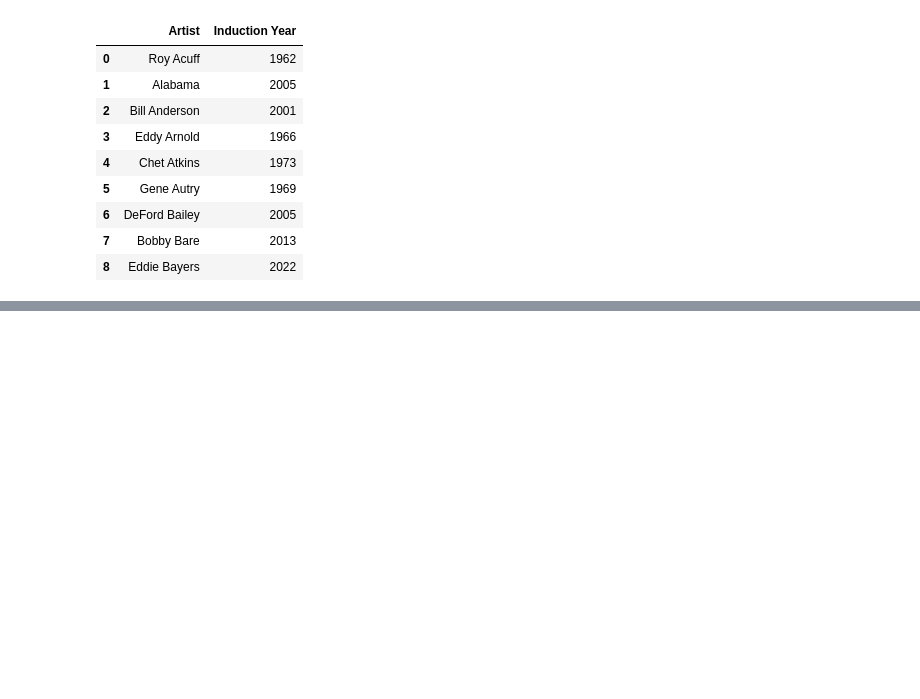
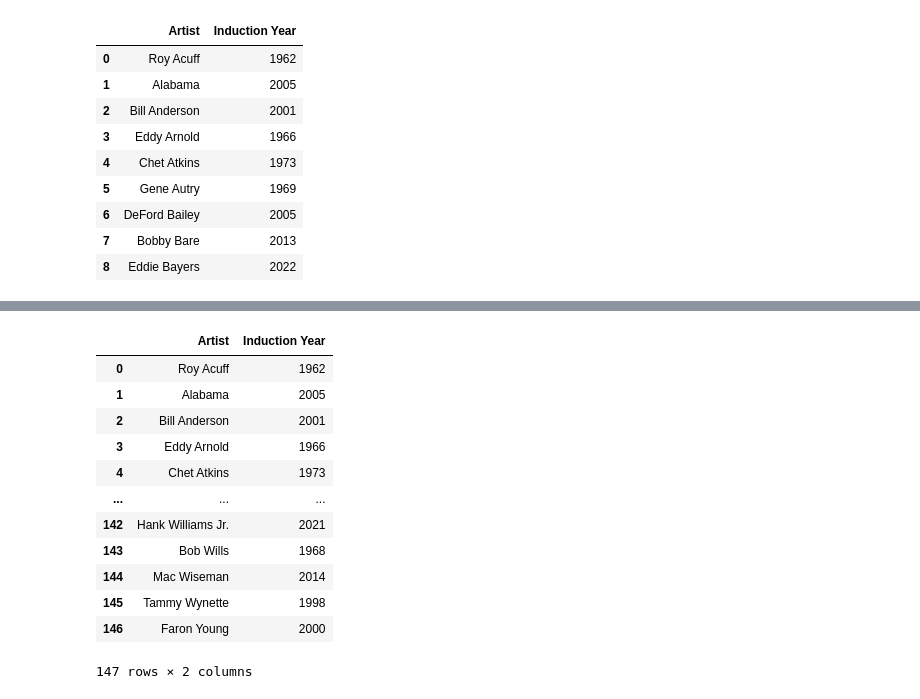
Before and after one commit to NSS-Data-Analytics-Cohort-6/web-scraping-country-music-hof-jrthompson25, a Jupyter notebook: Notebooks/country_Music_HofF.ipynb, the cells around one changed output, grey strips where cells are left out. Cells and saved outputs as stored; diff of their text form; code cells hidden in the pictures; blank space fills up the shorter version.

```diff
--- a/Notebooks/country_Music_HofF.ipynb
+++ b/Notebooks/country_Music_HofF.ipynb
@@ -5,7 +5,7 @@ from IPython.core.display import HTML
 import pandas as pd
 import numpy as np
 # %%
-URL = 'https://countrymusichalloffame.org/hall-of-fame/members/'
+URL = 'https://countrymusichalloffame.org/hall-of-fame/members/page/1/'
 
 response = requests.get(URL)
 # %%
@@ -101,0 +100,27 @@ inductees_df
+# %%
+#4
+artist_list = []
+URL = 'https://countrymusichalloffame.org/hall-of-fame/members/page/'
+for page in range(1,18):
+    req = requests.get(URL + str(page) + '/')
+    soup = BS(req.text, 'html.parser')
+
+    names = soup.findAll('h3')
+    artists = [x.text for x in names]
+    for artist in artists[:]:
+        artist_list.append(artist)
+# %%
+year_list = []
+URL = 'https://countrymusichalloffame.org/hall-of-fame/members/page/'
+for page in range(1,18):
+    req = requests.get(URL + str(page) + '/')
+    soup = BS(req.text, 'html.parser')
+
+    years = str(soup.findAll('div', attrs={'class' : 'vertical-card_content--copy'}))
+    years = re.findall(r"\d{4}", years)
+    for year in years[:]:
+        year_list.append(year)
+# %%
+inductees = {'Artist':artist_list,'Induction Year':year_list}
+inductees_df = pd.DataFrame(inductees)
+print(inductees_df)
@@ -101,0 +142,16 @@ inductees_df
+# %%
+inductees_df.head(200)
+# %% [output]
+|  | Artist | Induction Year |
+| 0 | Roy Acuff | 1962 |
+| 1 | Alabama | 2005 |
+| 2 | Bill Anderson | 2001 |
+| 3 | Eddy Arnold | 1966 |
+| 4 | Chet Atkins | 1973 |
+| ... | ... | ... |
+| 142 | Hank Williams Jr. | 2021 |
+| 143 | Bob Wills | 1968 |
+| 144 | Mac Wiseman | 2014 |
+| 145 | Tammy Wynette | 1998 |
+| 146 | Faron Young | 2000 |
+147 rows × 2 columns
```
Also changed, not shown: parts of 2 cells of this notebook.
